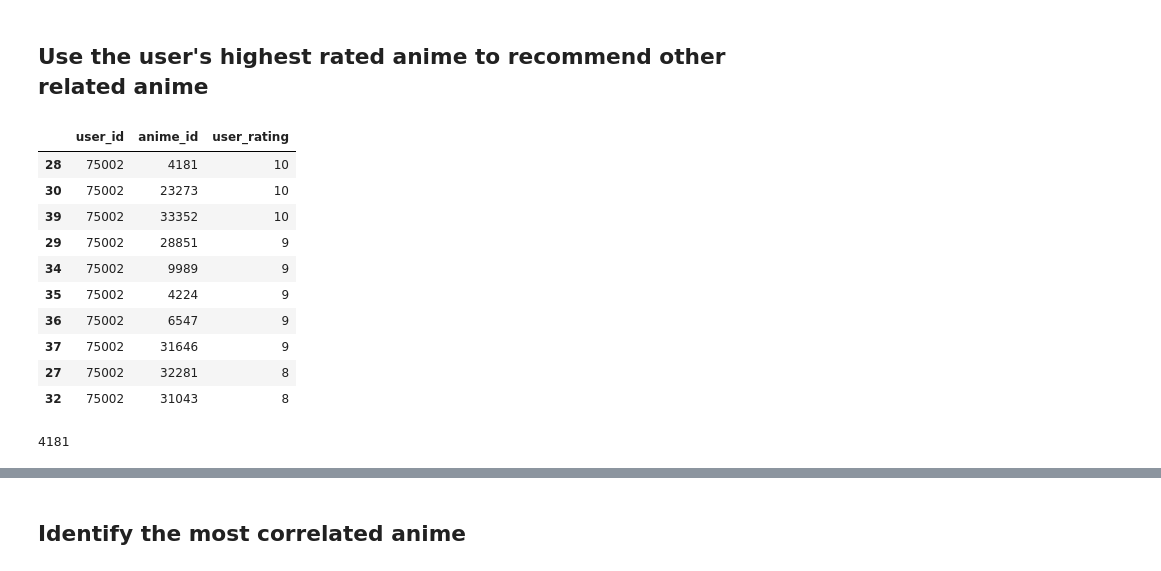
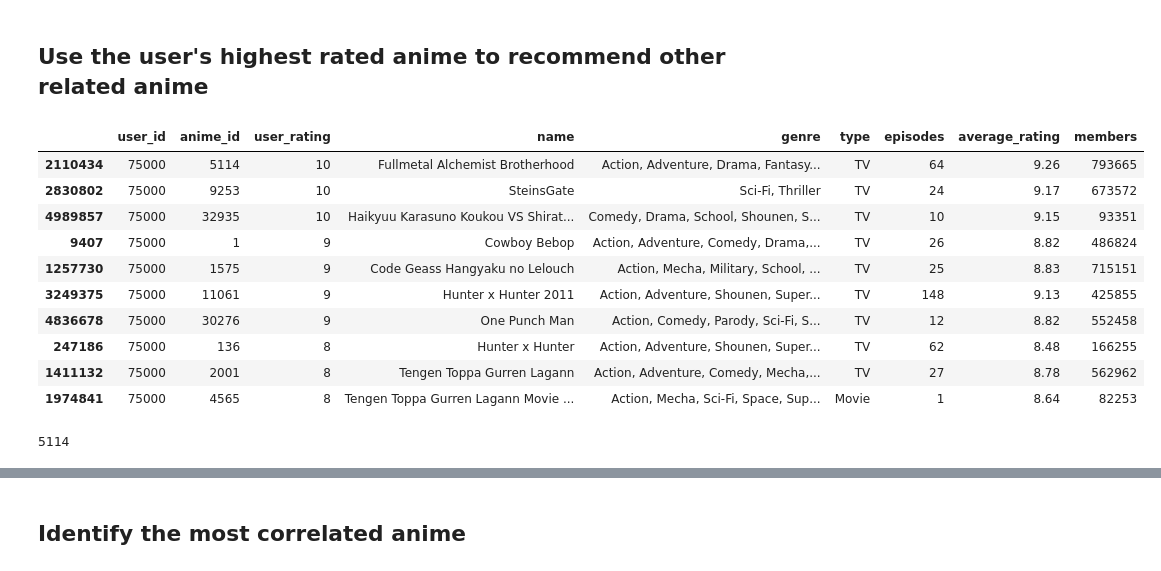
Before and after one commit to englip2002/AnimeRecommenderSystem, a Jupyter notebook: HybridRecommender.ipynb, the cells around one changed output, grey strips where cells are left out. Cells and saved outputs as stored; diff of their text form; code cells hidden in the pictures.

```diff
--- a/HybridRecommender.ipynb
+++ b/HybridRecommender.ipynb
@@ -233,3 +249,7 @@ raw_merged_data
 # %% [markdown]
 ## Drop Unnessary Row
 Drop the row that less than min_vote_number
+# %%
+#get number of rating for each anime
+grouped_data = pd.DataFrame(raw_merged_data.groupby('anime_id')['user_rating'].count()).sort_values(by='user_rating', ascending= False)
+grouped_data.describe()
@@ -236,8 +266,6 @@ Drop the row that less than min_vote_number
 # %%
-#get number of rating for each anime
-grouped_data = pd.DataFrame(raw_merged_data.groupby('anime_id')['user_rating'].count())
-#get the anime that fulfilled the constaint which is more than min_vote_number
-trimmed_data = grouped_data[grouped_data['user_rating'] > min_vote_number]
+#get the anime that fulfilled the constaint which is less than mean value
+trimmed_data = grouped_data[grouped_data['user_rating'] > grouped_data.mean()[0]]
 #trim the data
 raw_merged_data = raw_merged_data.loc[raw_merged_data['anime_id'].isin(trimmed_data.index.values.tolist())]
 raw_merged_data
@@ -282,3 +285,0 @@ def clean_text(text):
-# %%
-raw_merged_data.loc[:, 'name']=raw_merged_data['name'].apply(clean_text)
-anime_data.loc[:, 'name'] = anime_data['name'].apply(clean_text)
@@ -293,3 +290,7 @@ pd.DataFrame(anime_data.loc[anime_data['anime_id'] == 9969])
+# %%
+target_user_id = int(input('Enter target user_id (75000 to 75005 is the new added user): '))
+while target_user_id not in rating_data['user_id'].unique():
+    target_user_id = int(input('Enter valid target user_id (75000 to 75005 is the new added user): '))
 # %% [markdown]
 ## Find rating_anime_matrix
 # %%
@@ -416,25 +434,25 @@ user_recommendation_list
 # %% [markdown]
 ## Use the user's highest rated anime to recommend other related anime
 # %%
-target_user_rating = rating_data.loc[rating_data['user_id'] == target_user_id].sort_values(by = 'user_rating', ascending= False)
-pd.DataFrame(target_user_rating.head(10))
+user_anime_rating = raw_merged_data.loc[raw_merged_data['user_id'] == target_user_id].sort_values(by= 'user_rating', ascending= False)
+pd.DataFrame(user_anime_rating.head(10))
 # %% [output]
-|  | user_id | anime_id | user_rating |
-| 28 | 75002 | 4181 | 10 |
-| 30 | 75002 | 23273 | 10 |
-| 39 | 75002 | 33352 | 10 |
-| 29 | 75002 | 28851 | 9 |
-| 34 | 75002 | 9989 | 9 |
-| 35 | 75002 | 4224 | 9 |
-| 36 | 75002 | 6547 | 9 |
-| 37 | 75002 | 31646 | 9 |
-| 27 | 75002 | 32281 | 8 |
-| 32 | 75002 | 31043 | 8 |
+|  | user_id | anime_id | user_rating | name | genre | type | episodes | average_rating | members |
+| 2110434 | 75000 | 5114 | 10 | Fullmetal Alchemist Brotherhood | Action, Adventure, Drama, Fantasy... | TV | 64 | 9.26 | 793665 |
+| 2830802 | 75000 | 9253 | 10 | SteinsGate | Sci-Fi, Thriller | TV | 24 | 9.17 | 673572 |
+| 4989857 | 75000 | 32935 | 10 | Haikyuu Karasuno Koukou VS Shirat... | Comedy, Drama, School, Shounen, S... | TV | 10 | 9.15 | 93351 |
+| 9407 | 75000 | 1 | 9 | Cowboy Bebop | Action, Adventure, Comedy, Drama,... | TV | 26 | 8.82 | 486824 |
+| 1257730 | 75000 | 1575 | 9 | Code Geass Hangyaku no Lelouch | Action, Mecha, Military, School, ... | TV | 25 | 8.83 | 715151 |
+| 3249375 | 75000 | 11061 | 9 | Hunter x Hunter 2011 | Action, Adventure, Shounen, Super... | TV | 148 | 9.13 | 425855 |
+| 4836678 | 75000 | 30276 | 9 | One Punch Man | Action, Comedy, Parody, Sci-Fi, S... | TV | 12 | 8.82 | 552458 |
+| 247186 | 75000 | 136 | 8 | Hunter x Hunter | Action, Adventure, Shounen, Super... | TV | 62 | 8.48 | 166255 |
+| 1411132 | 75000 | 2001 | 8 | Tengen Toppa Gurren Lagann | Action, Adventure, Comedy, Mecha,... | TV | 27 | 8.78 | 562962 |
+| 1974841 | 75000 | 4565 | 8 | Tengen Toppa Gurren Lagann Movie ... | Action, Mecha, Sci-Fi, Space, Sup... | Movie | 1 | 8.64 | 82253 |
 # %%
-top_rated_anime_id = target_user_rating['anime_id'].tolist()[0]
+top_rated_anime_id = user_anime_rating['anime_id'].tolist()[0]
 top_rated_anime_id
 # %% [output]
-4181
+5114
 # %%
 ratings = rating_anime_matrix[top_rated_anime_id]
 pd.DataFrame(ratings).rename(columns={top_rated_anime_id: f"{top_rated_anime_id}'s rating"})
```
Also changed, not shown: parts of 51 cells of this notebook, 1 other file.
